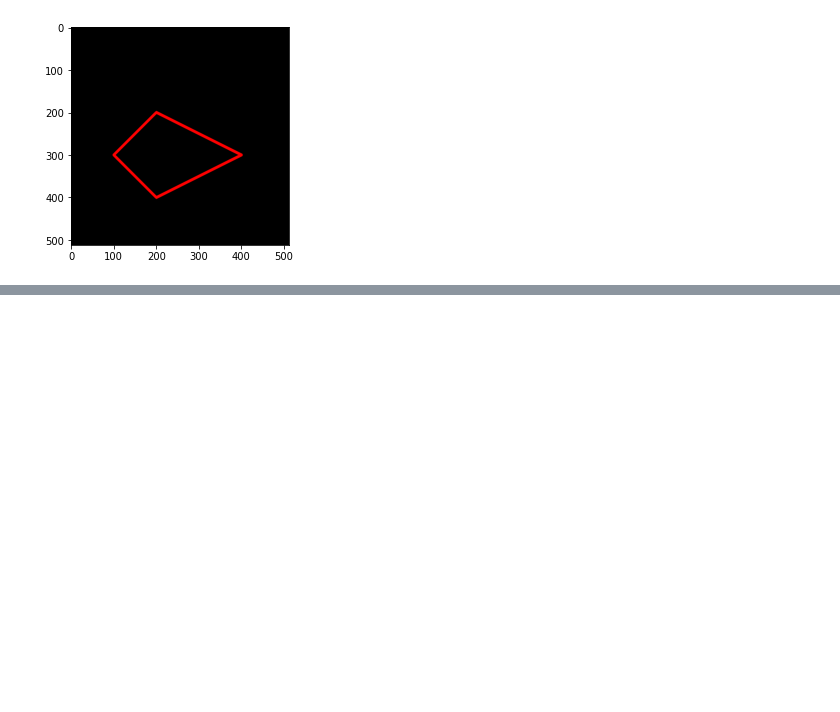
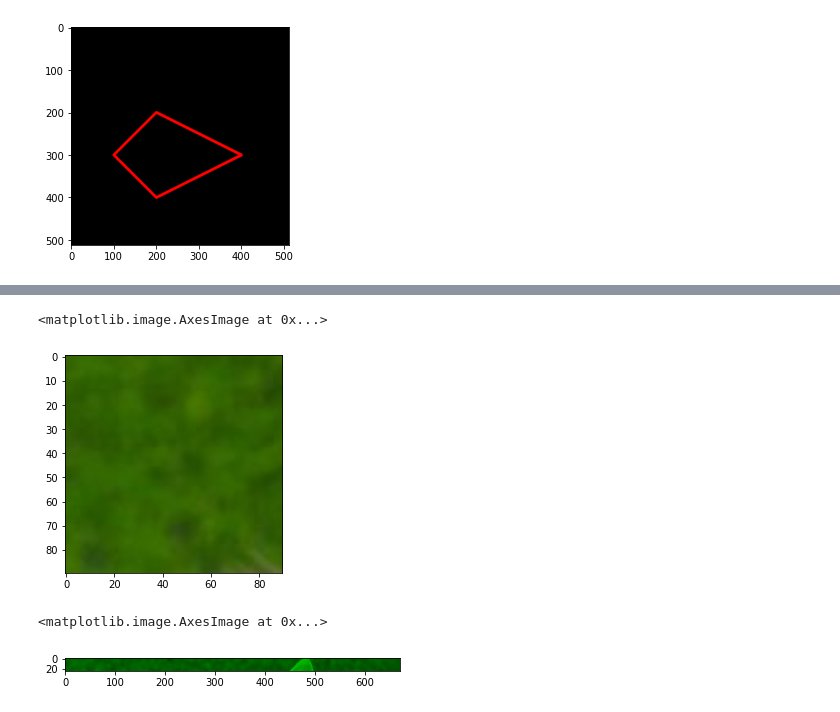
Before and after one commit to divardhia/PCVK_Genap_2022, a Jupyter notebook: Week2.ipynb, the cells around one changed output, grey strips where cells are left out. Drawn from its saved outputs; the diff is of its cells as text; code cells hidden in the pictures; blank space fills up the shorter version.

```diff
--- a/Week2.ipynb
+++ b/Week2.ipynb
@@ -131,0 +147,20 @@ plt.imshow(black_img2)
+# %%
+# Tugas 2
+# Menampilkan image baris ke 10-100, kolom 10-100!
+img8 = cv.cvtColor(img, cv.COLOR_BGR2RGB)
+cropped_image = img8[10:100, 10:100]
+plt.imshow(cropped_image)
+# %% [output]
+<matplotlib.image.AxesImage at 0x...>
+[figure, added]
+# %%
+# Tugas 3
+# Tampilkan image baris ke 5-30, semua kolom, channel Green saja!
+img9 = cv.cvtColor(img, cv.COLOR_BGR2RGB)
+img9 = img9[5:30]
+img9[:, :, 0] = 0
+img9[:, :, 2] = 0
+plt.imshow(img9)
+# %% [output]
+<matplotlib.image.AxesImage at 0x...>
+[figure, added]
```
Also changed, not shown: parts of 4 cells of this notebook.
